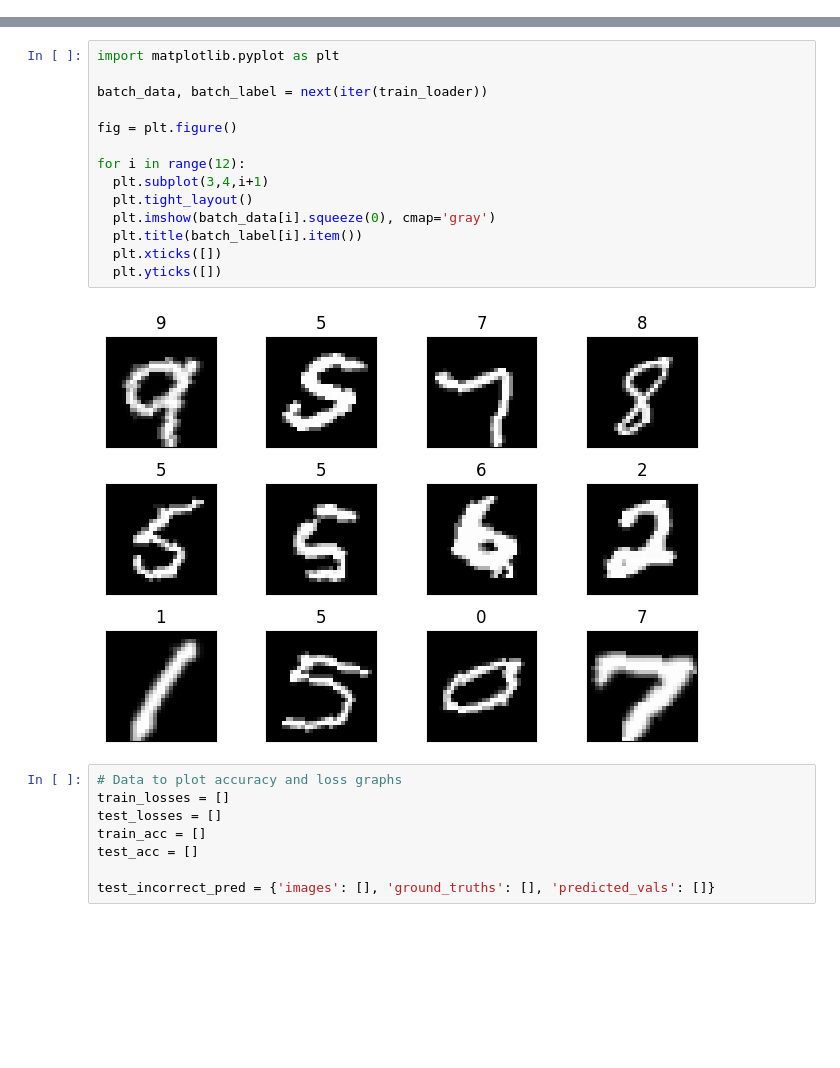
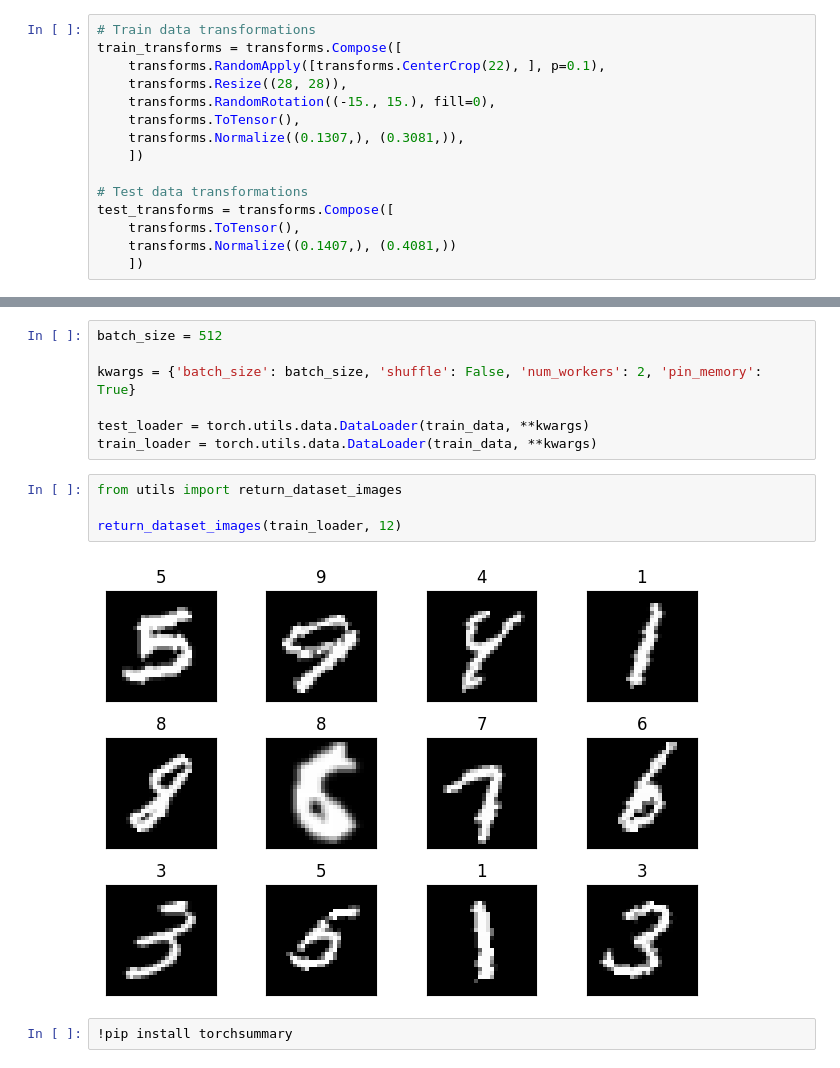
Before and after one commit to srikanthp1/era5, a Jupyter notebook: S5.ipynb, the cells around one changed output, grey strips where cells are left out. Saved outputs shown, nothing was run; the diff lists cells and outputs as text; blank space fills up the shorter version.

```diff
--- a/S5.ipynb
+++ b/S5.ipynb
@@ -16,4 +13,19 @@ device = torch.device('cuda' if torch.cuda.is_available() else 'cpu')
 print("CUDA Available?", cuda)
 # %% [output]
 CUDA Available? True
+# %%
+# Train data transformations
+train_transforms = transforms.Compose([
+    transforms.RandomApply([transforms.CenterCrop(22), ], p=0.1),
+    transforms.Resize((28, 28)),
+    transforms.RandomRotation((-15., 15.), fill=0),
+    transforms.ToTensor(),
+    transforms.Normalize((0.1307,), (0.3081,)),
+    ])
+
+# Test data transformations
+test_transforms = transforms.Compose([
+    transforms.ToTensor(),
+    transforms.Normalize((0.1407,), (0.4081,))
+    ])
 # %%
@@ -39,27 +47,18 @@ Extracting ../data/MNIST/raw/t10k-images-idx3-ubyte.gz to ../data/MNIST/raw
 Downloading http://yann.lecun.com/exdb/mnist/t10k-labels-idx1-ubyte.gz
 Downloading http://yann.lecun.com/exdb/mnist/t10k-labels-idx1-ubyte.gz to ../data/MNIST/raw/t10k-labels-idx1-ubyte.gz
 Extracting ../data/MNIST/raw/t10k-labels-idx1-ubyte.gz to ../data/MNIST/raw
-# %%
-import matplotlib.pyplot as plt
-
-batch_data, batch_label = next(iter(train_loader))
-
-fig = plt.figure()
-
-for i in range(12):
-  plt.subplot(3,4,i+1)
-  plt.tight_layout()
-  plt.imshow(batch_data[i].squeeze(0), cmap='gray')
-  plt.title(batch_label[i].item())
-  plt.xticks([])
-  plt.yticks([])
-# %% [output]
-[figure, removed]
-# %%
-# Data to plot accuracy and loss graphs
-train_losses = []
-test_losses = []
-train_acc = []
-test_acc = []
-
-test_incorrect_pred = {'images': [], 'ground_truths': [], 'predicted_vals': []}
+# %%
+batch_size = 512
+
+kwargs = {'batch_size': batch_size, 'shuffle': False, 'num_workers': 2, 'pin_memory': True}
+
+test_loader = torch.utils.data.DataLoader(train_data, **kwargs)
+train_loader = torch.utils.data.DataLoader(train_data, **kwargs)
+# %%
+from utils import return_dataset_images
+
+return_dataset_images(train_loader, 12)
+# %% [output]
+[figure, added]
+# %%
+!pip install torchsummary
```
Also changed, not shown: parts of 10 cells of this notebook, 2 other files.
